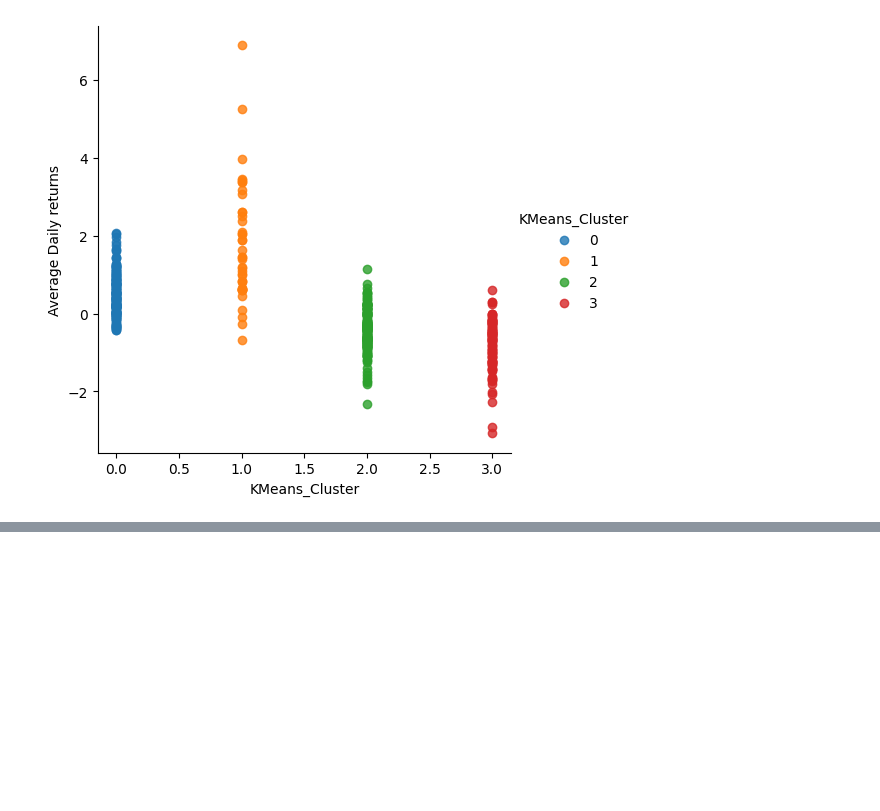
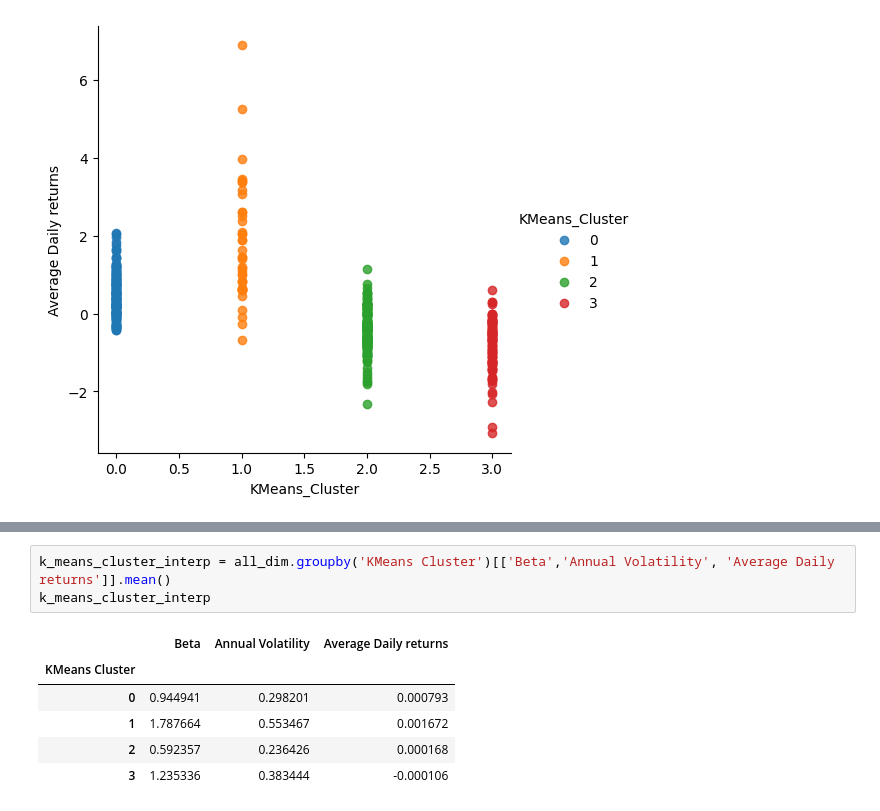
Before and after one commit to abdullaawad/Data-Warehousing-Coursework, a Jupyter notebook: DWCoursework.ipynb, the cells around one changed output, grey strips where cells are left out. Drawn from its saved outputs; the diff is of its cells as text; blank space fills up the shorter version.

```diff
--- a/DWCoursework.ipynb
+++ b/DWCoursework.ipynb
@@ -800,0 +832,10 @@ legend=True, legend_out=True);
+# %%
+k_means_cluster_interp = all_dim.groupby('KMeans Cluster')[['Beta','Annual Volatility', 'Average Daily returns']].mean()
+k_means_cluster_interp
+# %% [output]
+|  | Beta | Annual Volatility | Average Daily returns |
+| KMeans Cluster |  |  |  |
+| 0 | 0.944941 | 0.298201 | 0.000793 |
+| 1 | 1.787664 | 0.553467 | 0.001672 |
+| 2 | 0.592357 | 0.236426 | 0.000168 |
+| 3 | 1.235336 | 0.383444 | -0.000106 |
```
Also changed, not shown: parts of 3 cells of this notebook.
